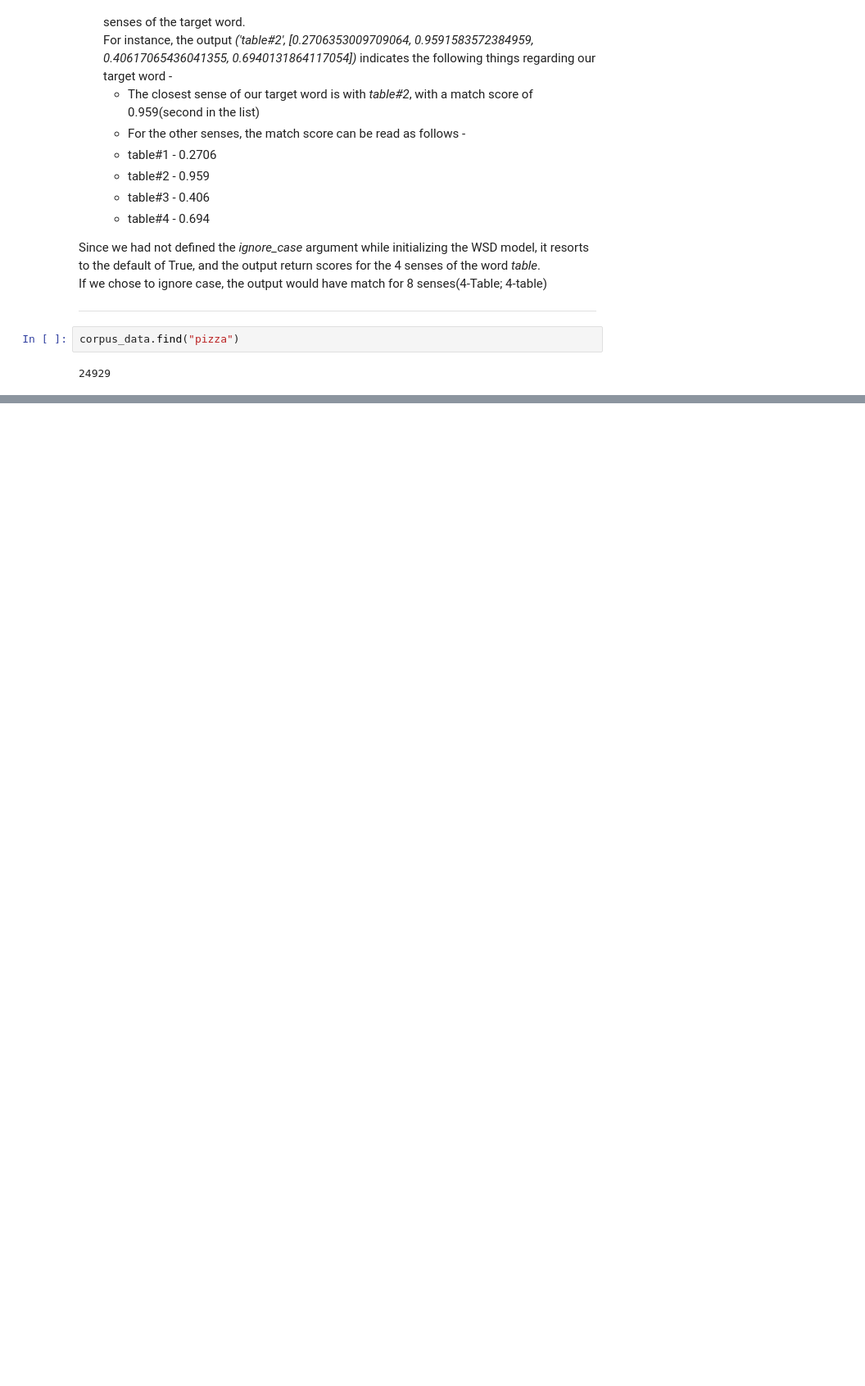
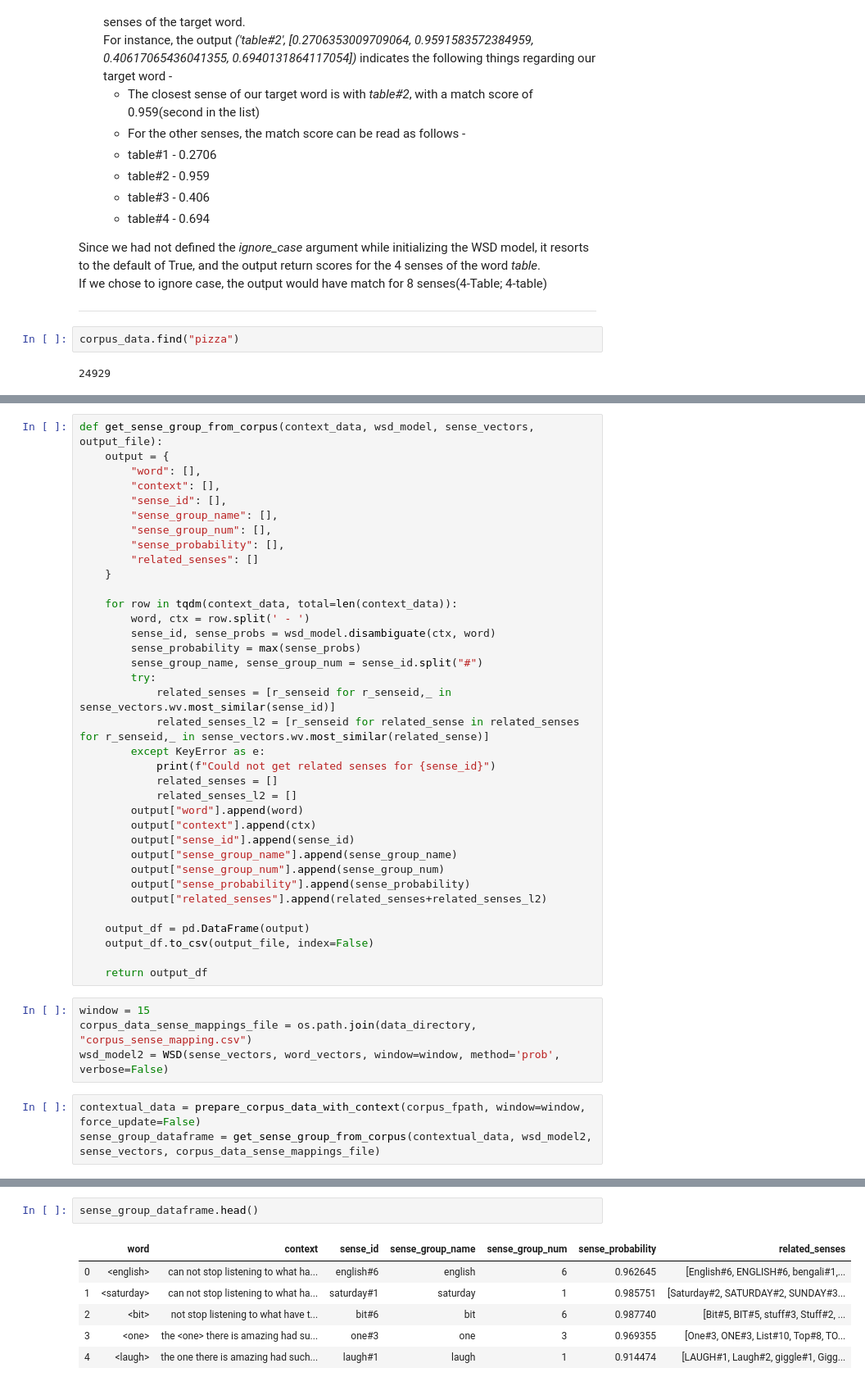
Before and after one commit to freelancer-raj/hhm_extractor, a Jupyter notebook: generate_sense_groups.ipynb, the cells around one changed output, grey strips where cells are left out. Shown at 82% size. Cells and saved outputs as stored; diff of their text form; blank space fills up the shorter version.

Commit message:
generated sense group dataframe for all data in corpus

```diff
--- a/generate_sense_groups.ipynb
+++ b/generate_sense_groups.ipynb
@@ -178,0 +232,43 @@ corpus_data.find("pizza")
+# %%
+def get_sense_group_from_corpus(context_data, wsd_model, sense_vectors, output_file):
+    output = {
+        "word": [],
+        "context": [],
+        "sense_id": [],
+        "sense_group_name": [],
+        "sense_group_num": [],
+        "sense_probability": [],
+        "related_senses": []
+    }
+
+    for row in tqdm(context_data, total=len(context_data)):
+        word, ctx = row.split(' - ')
+        sense_id, sense_probs = wsd_model.disambiguate(ctx, word)
+        sense_probability = max(sense_probs)
+        sense_group_name, sense_group_num = sense_id.split("#")
+        try:
+            related_senses = [r_senseid for r_senseid,_ in sense_vectors.wv.most_similar(sense_id)]
+            related_senses_l2 = [r_senseid for related_sense in related_senses for r_senseid,_ in sense_vectors.wv.most_similar(related_sense)]
+        except KeyError as e:
+            print(f"Could not get related senses for {sense_id}")
+            related_senses = []
+            related_senses_l2 = []
+        output["word"].append(word)
+        output["context"].append(ctx)
+        output["sense_id"].append(sense_id)
+        output["sense_group_name"].append(sense_group_name)
+        output["sense_group_num"].append(sense_group_num)
+        output["sense_probability"].append(sense_probability)
+        output["related_senses"].append(related_senses+related_senses_l2)
+
+    output_df = pd.DataFrame(output)
+    output_df.to_csv(output_file, index=False)
+
+    return output_df
+# %%
+window = 15
+corpus_data_sense_mappings_file = os.path.join(data_directory, "corpus_sense_mapping.csv")
+wsd_model2 = WSD(sense_vectors, word_vectors, window=window, method='prob', verbose=False)
+# %%
+contextual_data = prepare_corpus_data_with_context(corpus_fpath, window=window, force_update=False)
+sense_group_dataframe = get_sense_group_from_corpus(contextual_data, wsd_model2, sense_vectors, corpus_data_sense_mappings_file)
@@ -178,0 +290,9 @@ corpus_data.find("pizza")
+# %%
+sense_group_dataframe.head()
+# %% [output]
+|  | word | context | sense_id | sense_group_name | sense_group_num | sense_probability | related_senses |
+| 0 | <english> | can not stop listening to what ha... | english#6 | english | 6 | 0.962645 | [English#6, ENGLISH#6, bengali#1,... |
+| 1 | <saturday> | can not stop listening to what ha... | saturday#1 | saturday | 1 | 0.985751 | [Saturday#2, SATURDAY#2, SUNDAY#3... |
+| 2 | <bit> | not stop listening to what have t... | bit#6 | bit | 6 | 0.987740 | [Bit#5, BIT#5, stuff#3, Stuff#2, ... |
+| 3 | <one> | the <one> there is amazing had su... | one#3 | one | 3 | 0.969355 | [One#3, ONE#3, List#10, Top#8, TO... |
+| 4 | <laugh> | the one there is amazing had such... | laugh#1 | laugh | 1 | 0.914474 | [LAUGH#1, Laugh#2, giggle#1, Gigg... |
```
Also changed, not shown: parts of 7 cells of this notebook, 1 other file.
